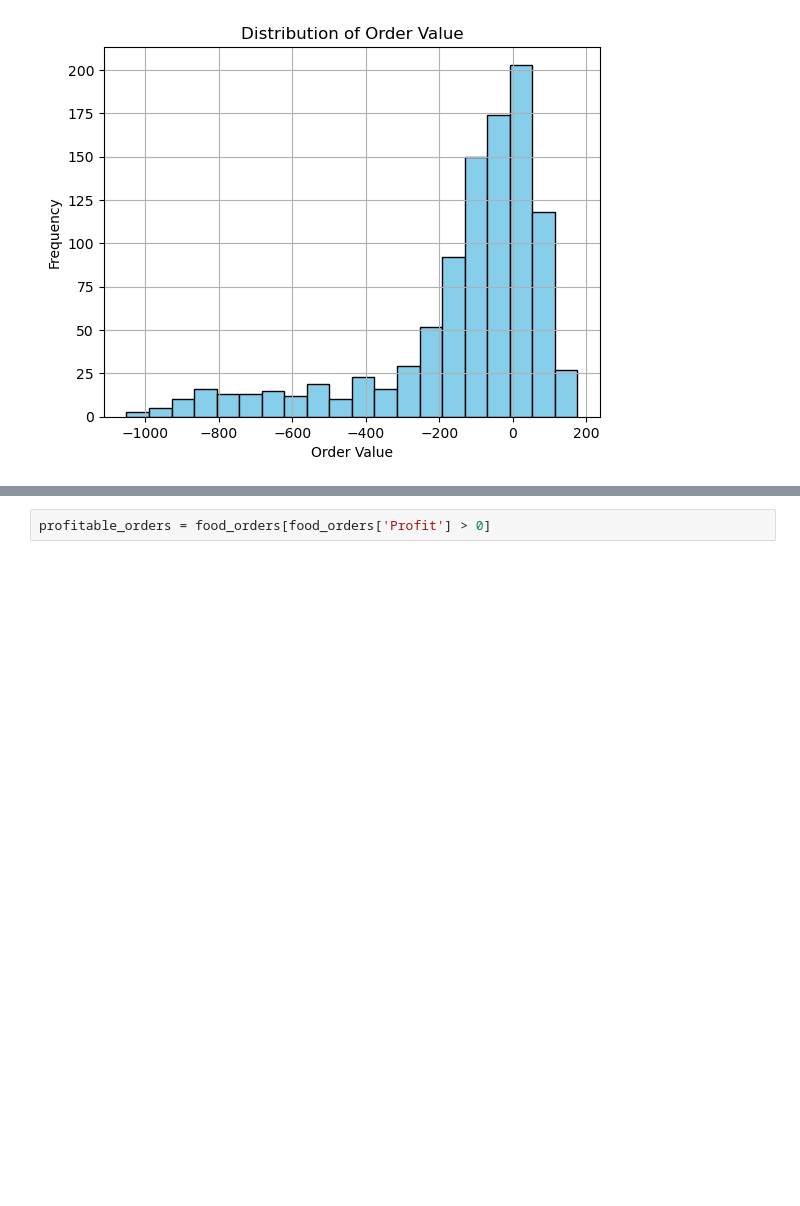
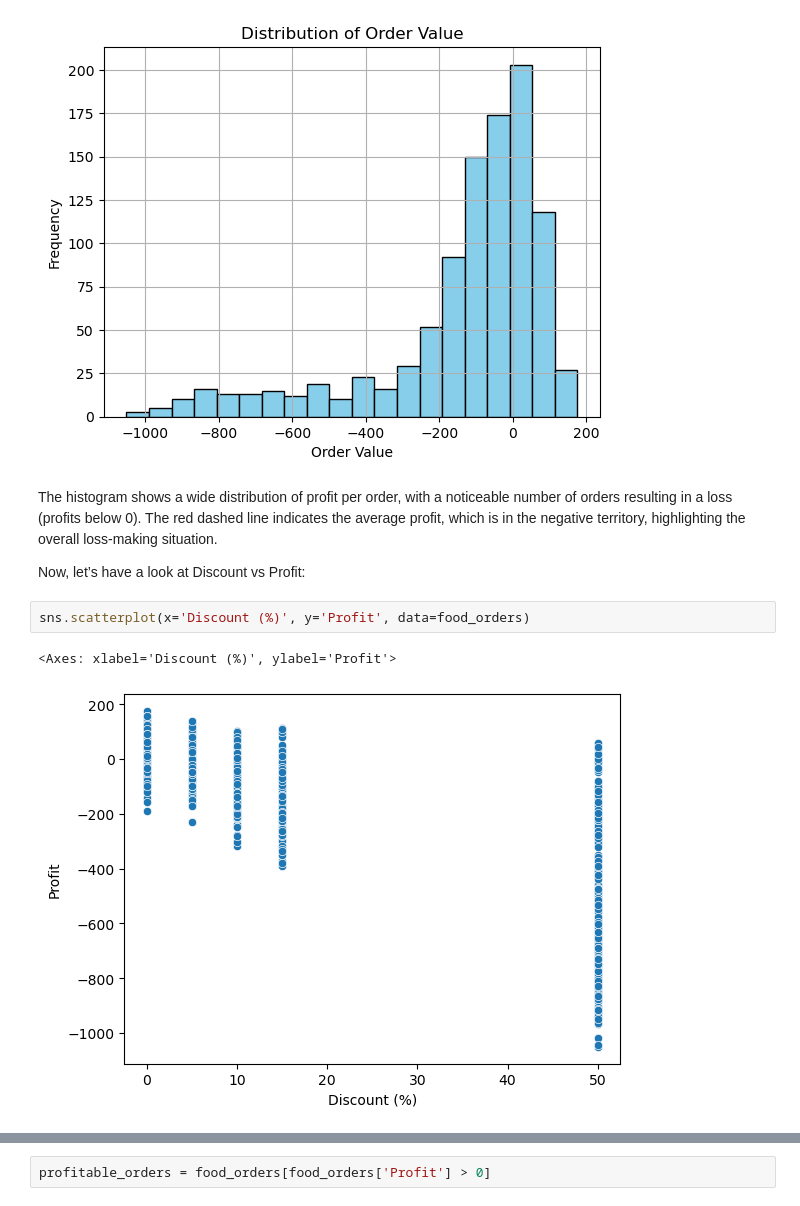
Before and after one commit to ashana123/Food_Delivery_Cost_and_Profit_analysis, a Jupyter notebook: Food Delivery Cost and Profitability Analysis .ipynb, the cells around one changed output, grey strips where cells are left out. Drawn from its saved outputs; the diff is of its cells as text; blank space fills up the shorter version.

```diff
--- a/Food Delivery Cost and Profitability Analysis .ipynb
+++ b/Food Delivery Cost and Profitability Analysis .ipynb
@@ -161,3 +186,12 @@ plt.grid(True)
 plt.show()
 # %% [output]
 [figure]
+# %% [markdown]
+The histogram shows a wide distribution of profit per order, with a noticeable number of orders resulting in a loss (profits below 0). The red dashed line indicates the average profit, which is in the negative territory, highlighting the overall loss-making situation.
+
+Now, let’s have a look at Discount vs Profit:
+# %%
+sns.scatterplot(x='Discount (%)', y='Profit', data=food_orders)
+# %% [output]
+<Axes: xlabel='Discount (%)', ylabel='Profit'>
+[figure, added]
```
Also changed, not shown: parts of 16 cells of this notebook.
